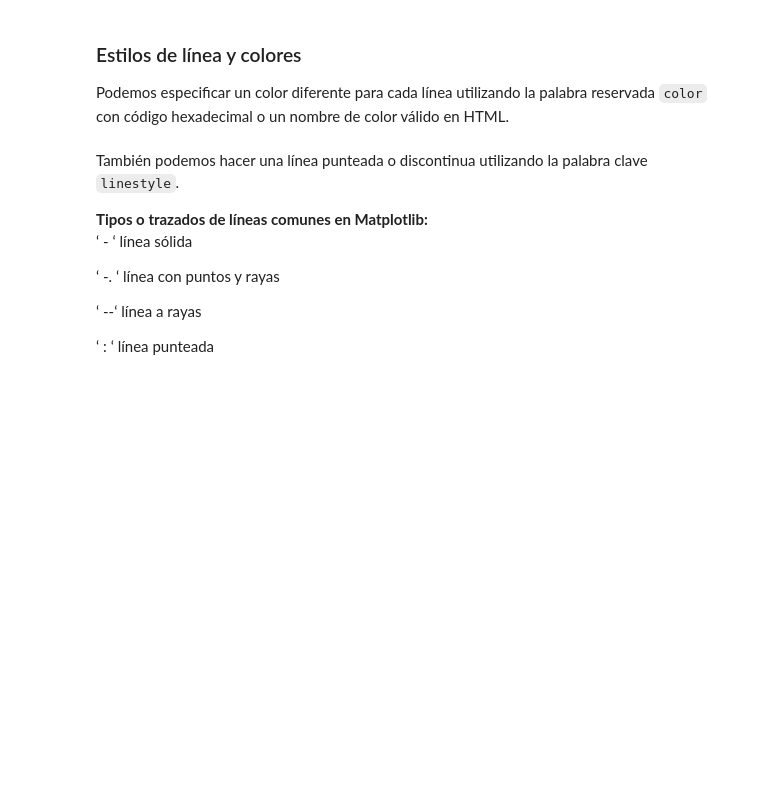
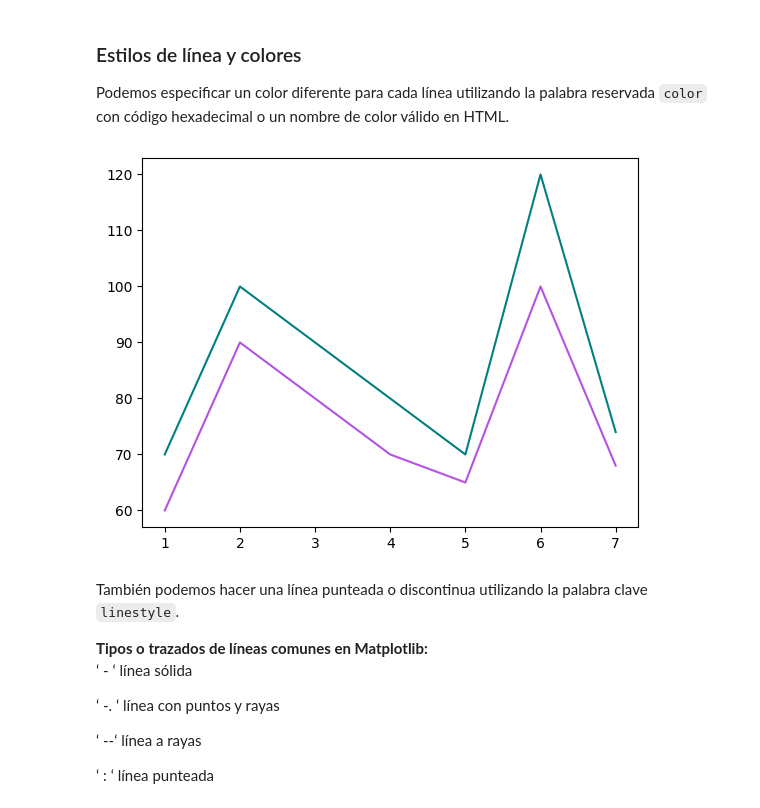
Before and after one commit to vbatiz/intro-python, a Jupyter notebook: notebooks/IntroPython_05.ipynb, the cells around one changed output. Cells and saved outputs as stored; diff of their text form; code cells hidden in the pictures; blank space fills up the shorter version.

```diff
--- a/notebooks/IntroPython_05.ipynb
+++ b/notebooks/IntroPython_05.ipynb
@@ -48,12 +76,14 @@ Podemos especificar un color diferente para cada línea utilizando la palabra re
 # %%
 #Revisar colores en formato RGB en w3Schools
 from matplotlib import pyplot as plt
 dias = [1,2,3,4,5,6,7]
 dinero_gastado = [70,100,90,80,70,120,74]
 dinero_gastado_2 = [60,90,80,70,65,100,68]
-plt.plot(dias, dinero_gastado, color = 'black')
-plt.plot(dias, dinero_gastado_2, color = '#00FF00')
+plt.plot(dias, dinero_gastado, color = 'teal')
+plt.plot(dias, dinero_gastado_2, color = '#b453e1')
 plt.show()
+# %% [output]
+[figure, added]
 # %% [markdown]
 También podemos hacer una línea punteada o discontinua utilizando la palabra clave `linestyle`.
 
```
Also changed, not shown: parts of 20 cells of this notebook.
